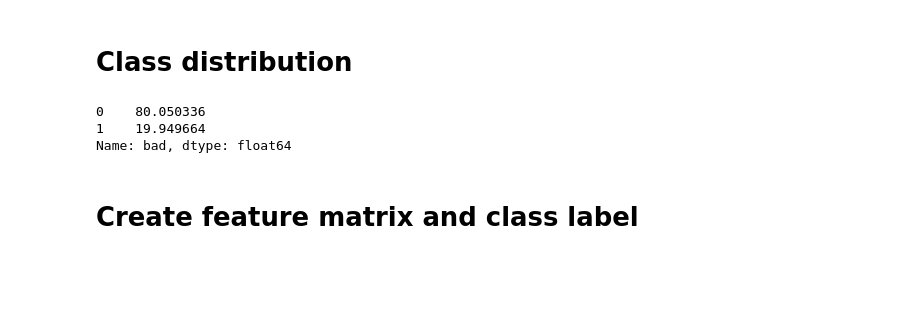
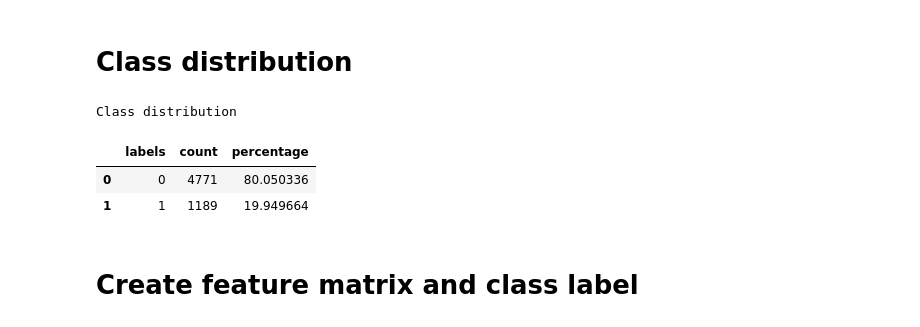
Before and after one commit to Owerre/Home-Equity-Loan, a Jupyter notebook: notebooks/03-ml.ipynb, the cells around one changed output. Cells and saved outputs as stored; diff of their text form; code cells hidden in the pictures; blank space fills up the shorter version.

```diff
--- a/notebooks/03-ml.ipynb
+++ b/notebooks/03-ml.ipynb
@@ -61,12 +64,16 @@ Data size: (5960, 13)
 | 4 | 0 | 1700 | 97800.0 | 112000.0 | HomeImp | Office | 3.0 | 0.0 | 0.0 | 93.333333 | 0.0 | ... |
 # %% [markdown]
 # Class distribution
-# %%
-df.bad.value_counts()/len(df)*100
-# %% [output]
-0    80.050336
-1    19.949664
-Name: bad, dtype: float64
+# %%
+print("Class distribution")
+label_pct = df.bad.value_counts(normalize = True)*100
+label_ct =  df.bad.value_counts()
+pd.DataFrame({'labels': label_pct.index, 'count': label_ct.values, 'percentage': label_pct.values})
+# %% [output]
+Class distribution
+|  | labels | count | percentage |
+| 0 | 0 | 4771 | 80.050336 |
+| 1 | 1 | 1189 | 19.949664 |
 # %% [markdown]
 # Create feature matrix and class label
 # %%
```
Also changed, not shown: parts of 10 cells of this notebook, 7 other files.
